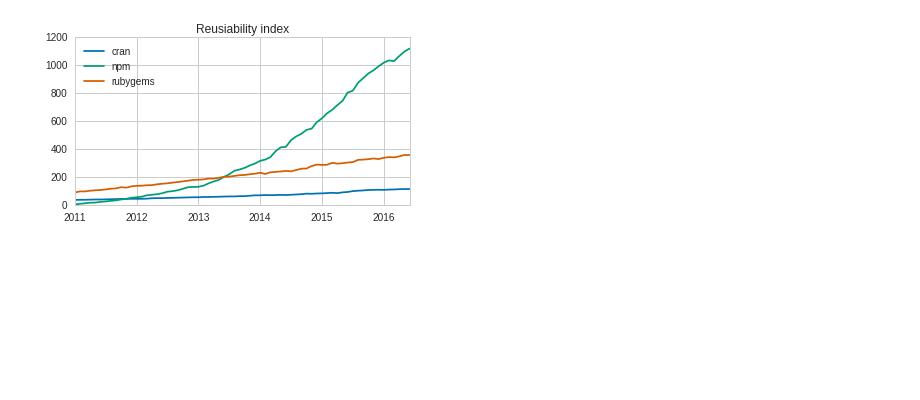
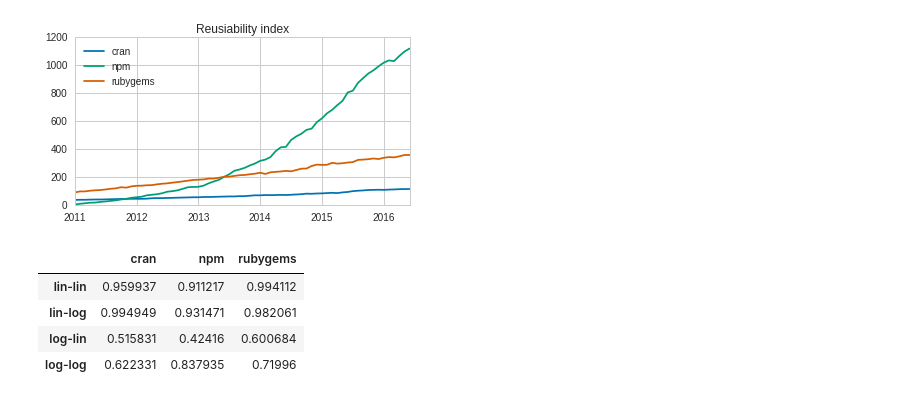
Before and after one commit to AlexandreDecan/ecos-emse, a Jupyter notebook: notebooks/Graphs metrics.ipynb, the cells around one changed output. Cells and saved outputs as stored; diff of their text form; code cells hidden in the pictures; blank space fills up the shorter version.

```diff
--- a/notebooks/Graphs metrics.ipynb
+++ b/notebooks/Graphs metrics.ipynb
@@ -269,3 +284,11 @@ ax.set(
  <matplotlib.text.Text at 0x...>,
  <matplotlib.text.Text at 0x...>]
 [figure]
+# %%
+evolution_linlog_regressions(df.astype(float))
+# %% [output]
+|  | cran | npm | rubygems |
+| lin-lin | 0.959937 | 0.911217 | 0.994112 |
+| lin-log | 0.994949 | 0.931471 | 0.982061 |
+| log-lin | 0.515831 | 0.42416 | 0.600684 |
+| log-log | 0.622331 | 0.837935 | 0.71996 |
```
Also changed, not shown: parts of 4 cells of this notebook, 2 other files.
